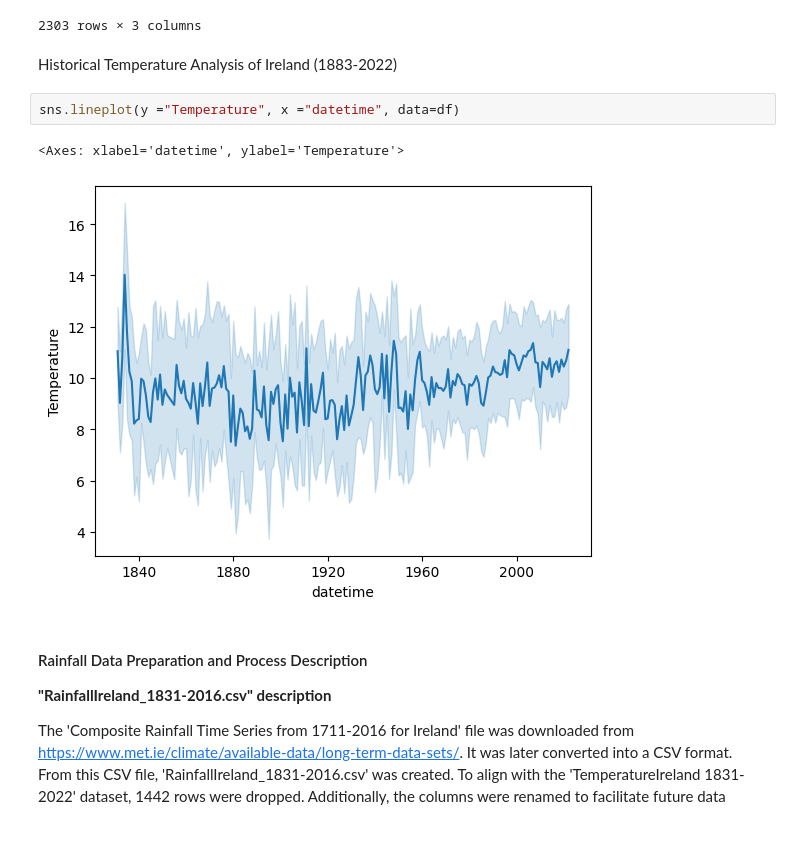
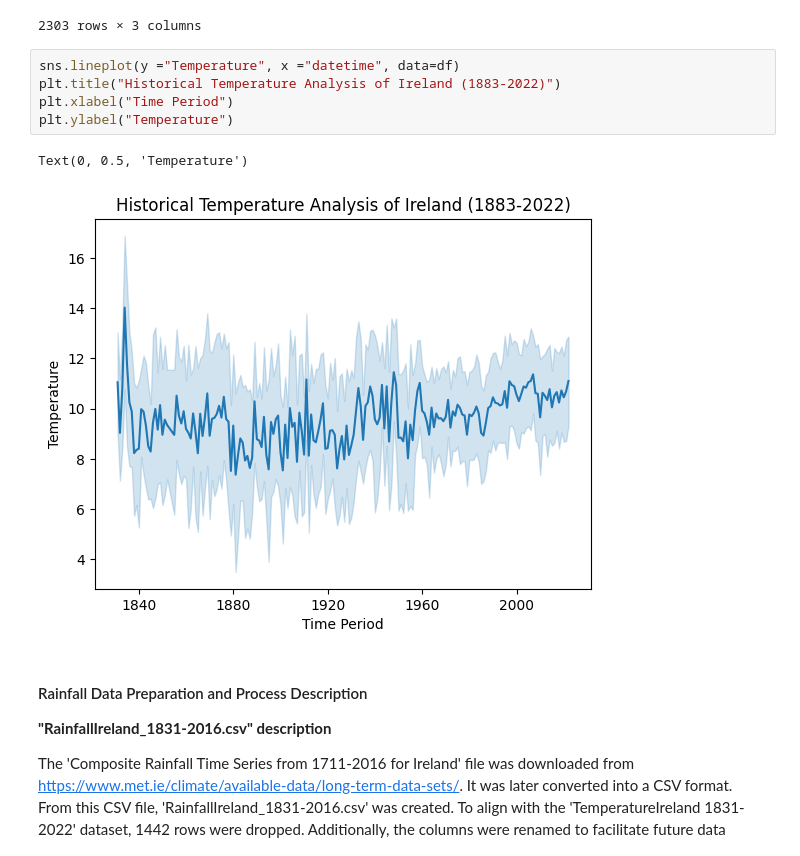
Before and after one commit to Tanjasta/PFDA_Assignment2, a Jupyter notebook: PFDA_Assignment2.ipynb, the cells around one changed output. Saved outputs shown, nothing was run; the diff lists cells and outputs as text.

Commit message:
titles added to the plots

```diff
--- a/PFDA_Assignment2.ipynb
+++ b/PFDA_Assignment2.ipynb
@@ -951,13 +963,14 @@ df
 | 2301 | 2022-01-01 | 9.80 | 2022-01-01 |
 | 2302 | 2022-01-01 | 5.90 | 2022-01-01 |
 2303 rows × 3 columns
-# %% [markdown]
-Historical Temperature Analysis of Ireland (1883-2022)
 # %%
 sns.lineplot(y ="Temperature", x ="datetime", data=df)
+plt.title("Historical Temperature Analysis of Ireland (1883-2022)")
+plt.xlabel("Time Period")
+plt.ylabel("Temperature")
 # %% [output]
-<Axes: xlabel='datetime', ylabel='Temperature'>
+Text(0, 0.5, 'Temperature')
-[figure, old version]
+[figure, new version]
 # %% [markdown]
 
 #### Rainfall Data Preparation and Process Description
```
Also changed, not shown: parts of 9 cells of this notebook.
